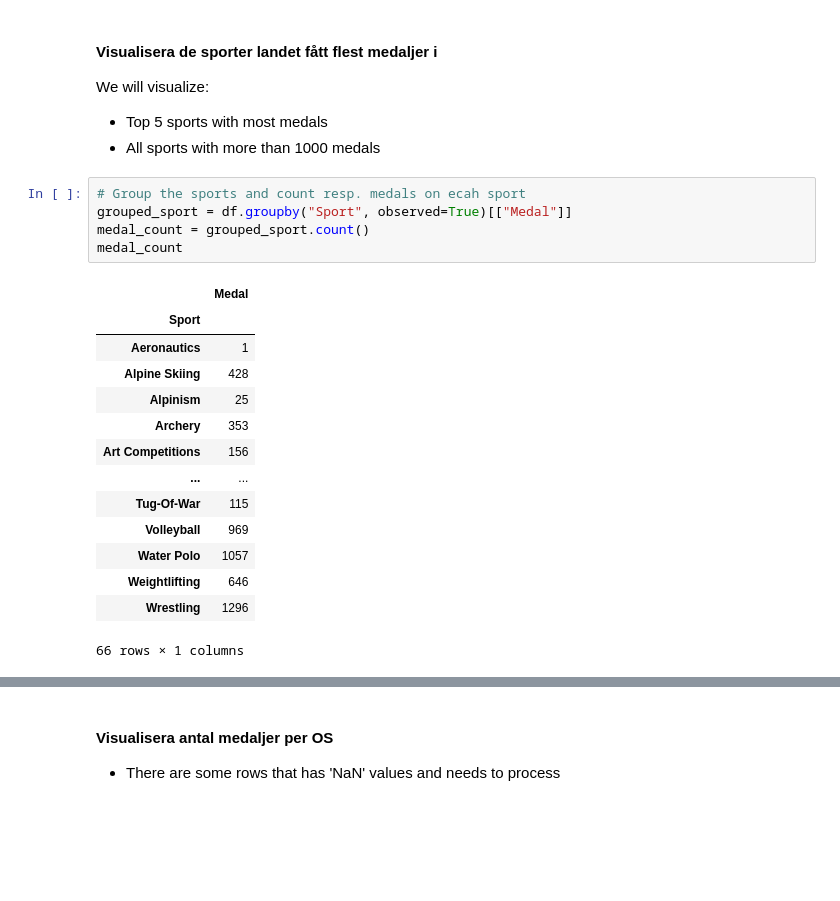
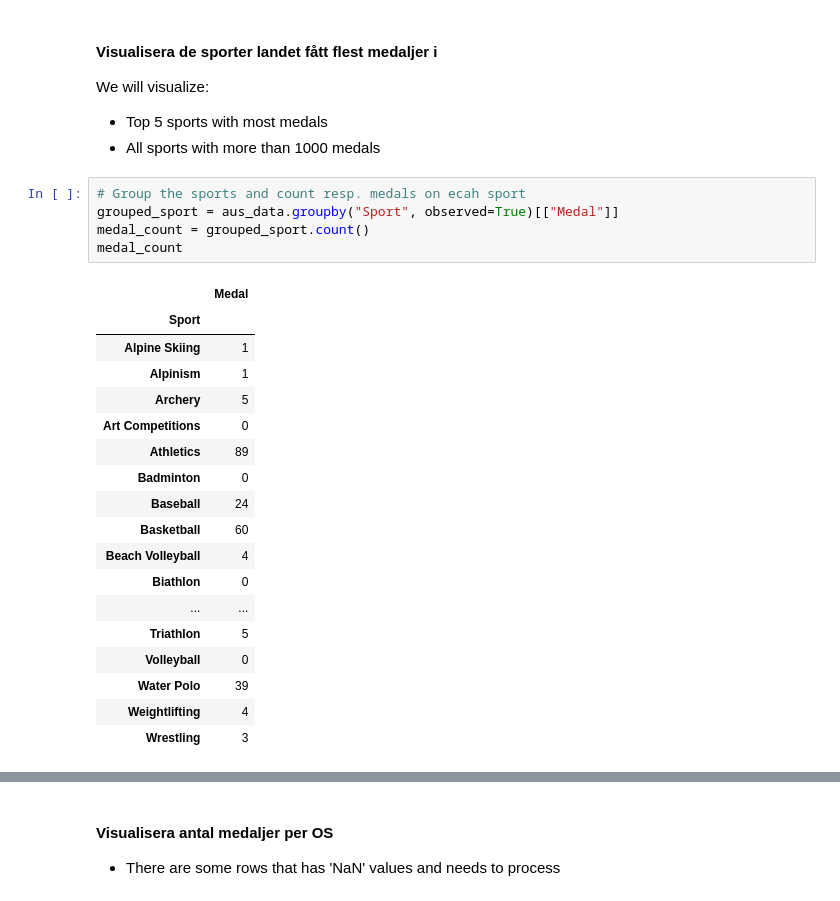
Before and after one commit to HexHungryAda/project-os, a Jupyter notebook: task1.ipynb, the cells around one changed output, grey strips where cells are left out. Cells and saved outputs as stored; diff of their text form; blank space fills up the shorter version.

```diff
--- a/task1.ipynb
+++ b/task1.ipynb
@@ -51,24 +51,28 @@ We will visualize:
 - All sports with more than 1000 medals
 # %%
 # Group the sports and count resp. medals on ecah sport
-grouped_sport = df.groupby("Sport", observed=True)[["Medal"]]
+grouped_sport = aus_data.groupby("Sport", observed=True)[["Medal"]]
 medal_count = grouped_sport.count()
 medal_count
 # %% [output]
 |  | Medal |
 | Sport |  |
-| Aeronautics | 1 |
-| Alpine Skiing | 428 |
-| Alpinism | 25 |
-| Archery | 353 |
-| Art Competitions | 156 |
+| Alpine Skiing | 1 |
+| Alpinism | 1 |
+| Archery | 5 |
+| Art Competitions | 0 |
+| Athletics | 89 |
+| Badminton | 0 |
+| Baseball | 24 |
+| Basketball | 60 |
+| Beach Volleyball | 4 |
+| Biathlon | 0 |
 | ... | ... |
-| Tug-Of-War | 115 |
-| Volleyball | 969 |
-| Water Polo | 1057 |
-| Weightlifting | 646 |
-| Wrestling | 1296 |
+| Triathlon | 5 |
+| Volleyball | 0 |
+| Water Polo | 39 |
+| Weightlifting | 4 |
+| Wrestling | 3 |
-66 rows × 1 columns
 # %%
 # Get top 5 sports with most medals
 sorted_medals = medal_count.sort_values(["Medal"], ascending=False)
```
Also changed, not shown: parts of 12 cells of this notebook.
